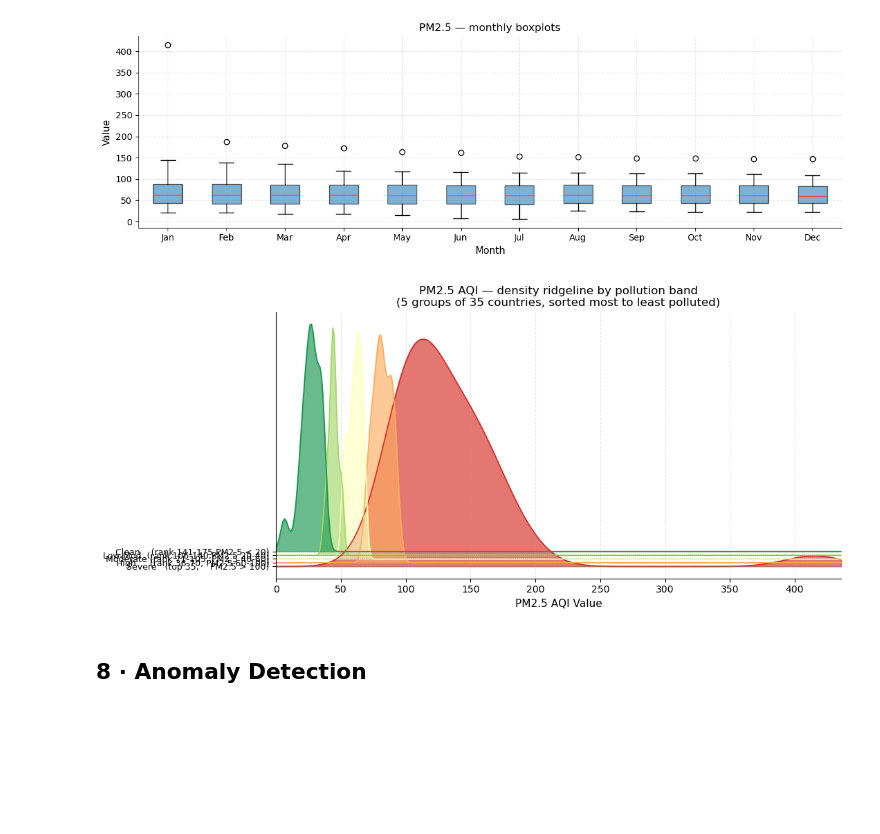
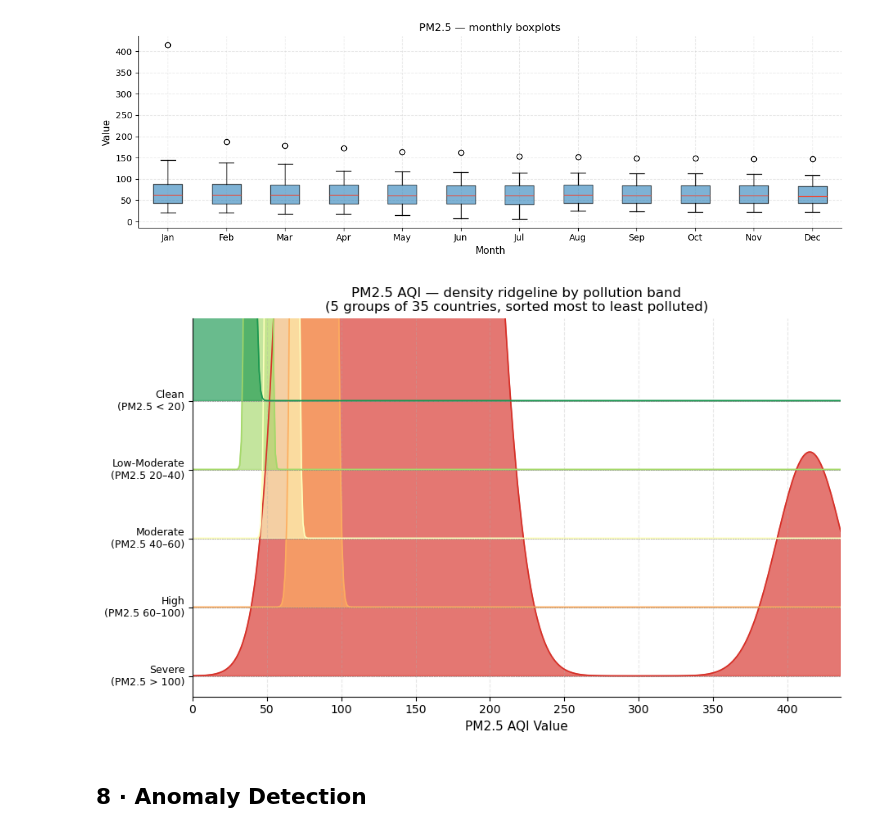
Before and after one commit to amir-jafari/Time-Series-EDA, a Jupyter notebook: notebooks/Global_Air_Pollution_EDA.ipynb, the cells around one changed output. Saved outputs shown, nothing was run; the diff lists cells and outputs as text; code cells hidden in the pictures; blank space fills up the shorter version.

Commit message:
fix(notebook): fix density ridgeline y-axis overlap
Two-line labels (name + PM2.5 range on separate lines), va='center',
figsize (11,6), ylim padding, subplots_adjust(left=0.18).
49/49 cells clean.

Co-Authored-By: Claude Sonnet 4.6 <noreply@anthropic.com>

```diff
--- a/notebooks/Global_Air_Pollution_EDA.ipynb
+++ b/notebooks/Global_Air_Pollution_EDA.ipynb
@@ -427,42 +427,43 @@ plt.show()
 # %%
 # Density ridgeline — 5 pollution bands (35 countries each)
 from scipy.stats import gaussian_kde
 
 band_labels = [
-    "Severe   (top 35,    PM2.5 > 100)",
-    "High     (rank 36-70, PM2.5 60-100)",
-    "Moderate (rank 71-105, PM2.5 40-60)",
-    "Low-Mod  (rank 106-140,PM2.5 20-40)",
-    "Clean    (rank 141-175,PM2.5 < 20)",
+    "Severe\n(PM2.5 > 100)",
+    "High\n(PM2.5 60–100)",
+    "Moderate\n(PM2.5 40–60)",
+    "Low-Moderate\n(PM2.5 20–40)",
+    "Clean\n(PM2.5 < 20)",
 ]
 band_size = len(country) // 5
 colors    = plt.cm.RdYlGn(np.linspace(0.1, 0.9, 5))
 
 x_min  = 0.0
 x_max  = float(country["PM2.5 AQI Value"].max()) * 1.05
 x_grid = np.linspace(x_min, x_max, 400)
-scale  = (x_max - x_min) * 0.14
+scale  = (x_max - x_min) * 0.16
 
-fig, ax = plt.subplots(figsize=(11, 5))
+fig, ax = plt.subplots(figsize=(11, 6))
 for i, (label, color) in enumerate(zip(band_labels, colors)):
     vals = country.iloc[i * band_size:(i + 1) * band_size]["PM2.5 AQI Value"].values
     kde  = gaussian_kde(vals, bw_method=0.4)
     dens = kde(x_grid)
     dens = dens / dens.max() * scale
     ax.fill_between(x_grid, i, i + dens, alpha=0.65, color=color)
     ax.plot(x_grid, i + dens, color=color, linewidth=1.2)
     ax.axhline(i, color="grey", linewidth=0.4, linestyle="--")
 
 ax.set_yticks(range(5))
-ax.set_yticklabels(band_labels, fontsize=9)
+ax.set_yticklabels(band_labels, fontsize=9, va="center")
 ax.set_xlabel("PM2.5 AQI Value")
 ax.set_xlim(x_min, x_max)
+ax.set_ylim(-0.3, 5.2)
 ax.set_title("PM2.5 AQI — density ridgeline by pollution band\n"
              "(5 groups of 35 countries, sorted most to least polluted)")
-fig.tight_layout()
+fig.subplots_adjust(left=0.18)
 plt.show()
 # %% [output]
-[figure, old version]
+[figure, new version]
 # %% [markdown]
 ## 8 · Anomaly Detection
 # %%
```
